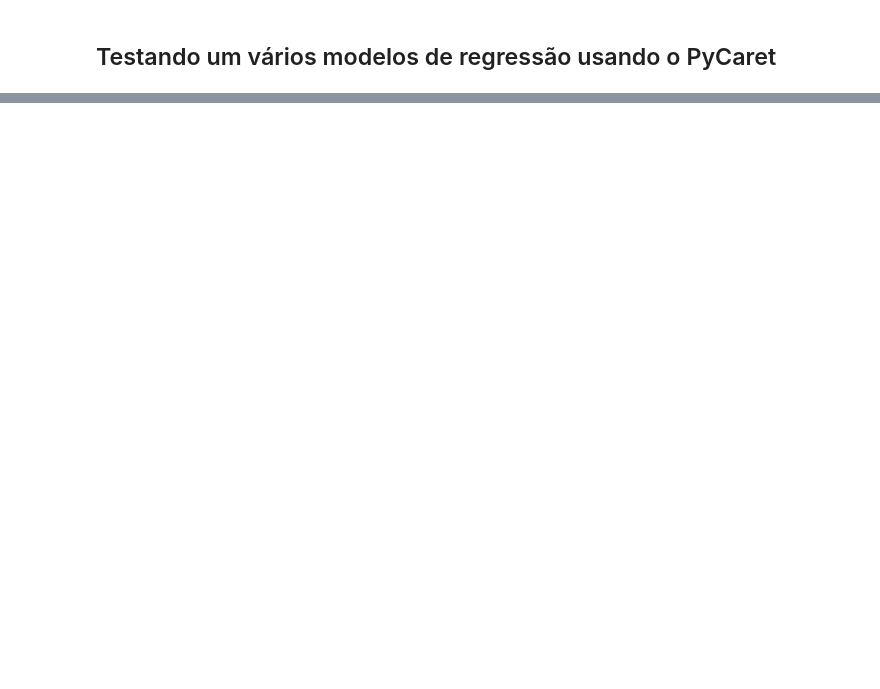
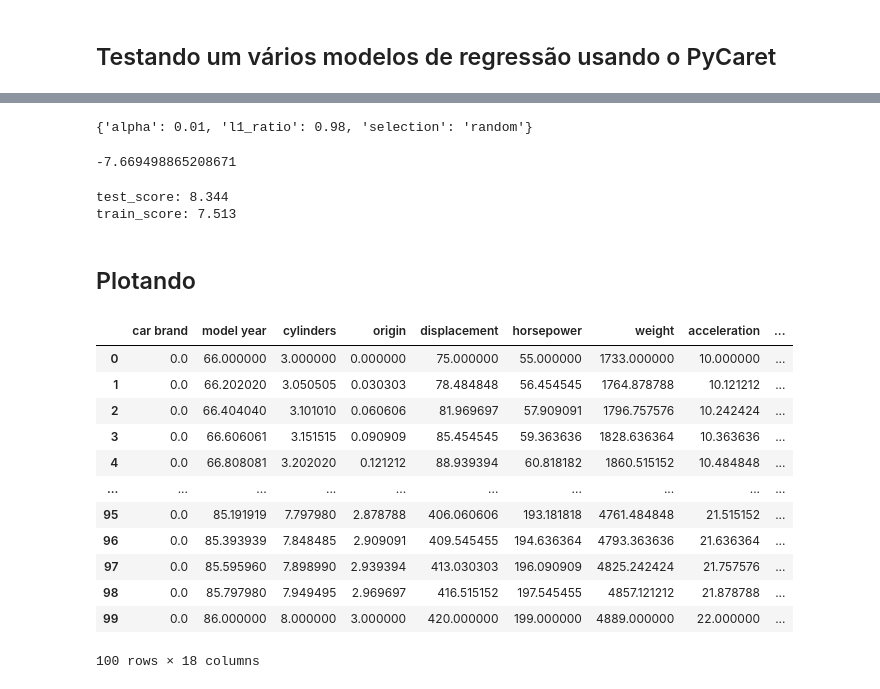
Before and after one commit to Carne-de-Pescoco/kaggle-used-car, a Jupyter notebook: notebooks/3_modeling_evaluation_suto.ipynb, the cells around one changed output, grey strips where cells are left out. Drawn from its saved outputs; the diff is of its cells as text; code cells hidden in the pictures; blank space fills up the shorter version.

```diff
--- a/notebooks/3_modeling_evaluation_suto.ipynb
+++ b/notebooks/3_modeling_evaluation_suto.ipynb
@@ -94,0 +95,26 @@ IntProgress(value=0, description='Processing: ', max=99)
+# %%
+params = {"alpha":[0.01, 0.05, 0.1, 1, 10],
+          "l1_ratio":[0.25, 0.5, 0.75, 0.9, 0.98],
+          "selection":['cyclic', 'random']}
+
+grid_search = GridSearchCV(estimator=model, param_grid=params,
+                           scoring=scoring, cv=3, n_jobs=-1)
+
+grid_search = grid_search.fit(X, y)
+print(grid_search.best_params_)
+grid_search.score(X, y)
+# %% [output]
+{'alpha': 0.01, 'l1_ratio': 0.98, 'selection': 'random'}
+-7.669498865208671
+# %%
+model = ElasticNet(**grid_search.best_params_, random_state=random_state)
+model.fit(X, y)
+
+cross = cross_validate(model, X, y, cv=3, scoring=scoring,
+                       return_train_score=True, return_estimator=True, n_jobs=-1)
+
+for key in ['test_score', 'train_score']:
+    print(f"""{key}: {round(-cross[key].mean(), 3)}""")
+# %% [output]
+test_score: 8.344
+train_score: 7.513
@@ -94,0 +124,48 @@ IntProgress(value=0, description='Processing: ', max=99)
+# %% [markdown]
+## Plotando
+# %%
+def create_linspace_df(df, features_list=[None], elements_number=100):
+    """
+    O objetivo desta função é criar um dataframe com uma quantidade de registros igualmente espaçados,
+    indicado para usar em regressão.
+
+    Inputs:
+        df: DataFrame do qual deseja-se criar o domínio igualmente espaçado.
+        features_list: lista com as variáveis nu
+        elements_number: 100
+
+    Output:
+        df_result: DataFrame
+    """
+    import pandas as pd
+
+    if features_list[0]==None:
+        features_list = df.select_dtypes(include=[float, "float32", "float64"]).columns
+    else:
+        pass
+
+    df_result = pd.DataFrame()
+
+    for feature in features_list:
+        min_temp = int(df[feature].min()*.95)
+        max_temp = int(df[feature].max()*1.05)
+        df_result[feature] = np.linspace(min_temp, max_temp, num=elements_number, endpoint=True)
+
+    return df_result
+# %%
+df_reg = create_linspace_df(X_test_encoded, features_list=lst_columns)
+df_reg
+# %% [output]
+|  | car brand | model year | cylinders | origin | displacement | horsepower | weight | acceleration | ... |
+| 0 | 0.0 | 66.000000 | 3.000000 | 0.000000 | 75.000000 | 55.000000 | 1733.000000 | 10.000000 | ... |
+| 1 | 0.0 | 66.202020 | 3.050505 | 0.030303 | 78.484848 | 56.454545 | 1764.878788 | 10.121212 | ... |
+| 2 | 0.0 | 66.404040 | 3.101010 | 0.060606 | 81.969697 | 57.909091 | 1796.757576 | 10.242424 | ... |
+| 3 | 0.0 | 66.606061 | 3.151515 | 0.090909 | 85.454545 | 59.363636 | 1828.636364 | 10.363636 | ... |
+| 4 | 0.0 | 66.808081 | 3.202020 | 0.121212 | 88.939394 | 60.818182 | 1860.515152 | 10.484848 | ... |
+| ... | ... | ... | ... | ... | ... | ... | ... | ... | ... |
+| 95 | 0.0 | 85.191919 | 7.797980 | 2.878788 | 406.060606 | 193.181818 | 4761.484848 | 21.515152 | ... |
+| 96 | 0.0 | 85.393939 | 7.848485 | 2.909091 | 409.545455 | 194.636364 | 4793.363636 | 21.636364 | ... |
+| 97 | 0.0 | 85.595960 | 7.898990 | 2.939394 | 413.030303 | 196.090909 | 4825.242424 | 21.757576 | ... |
+| 98 | 0.0 | 85.797980 | 7.949495 | 2.969697 | 416.515152 | 197.545455 | 4857.121212 | 21.878788 | ... |
+| 99 | 0.0 | 86.000000 | 8.000000 | 3.000000 | 420.000000 | 199.000000 | 4889.000000 | 22.000000 | ... |
+100 rows × 18 columns
```
Also changed, not shown: parts of 11 cells of this notebook, 4 other files.
